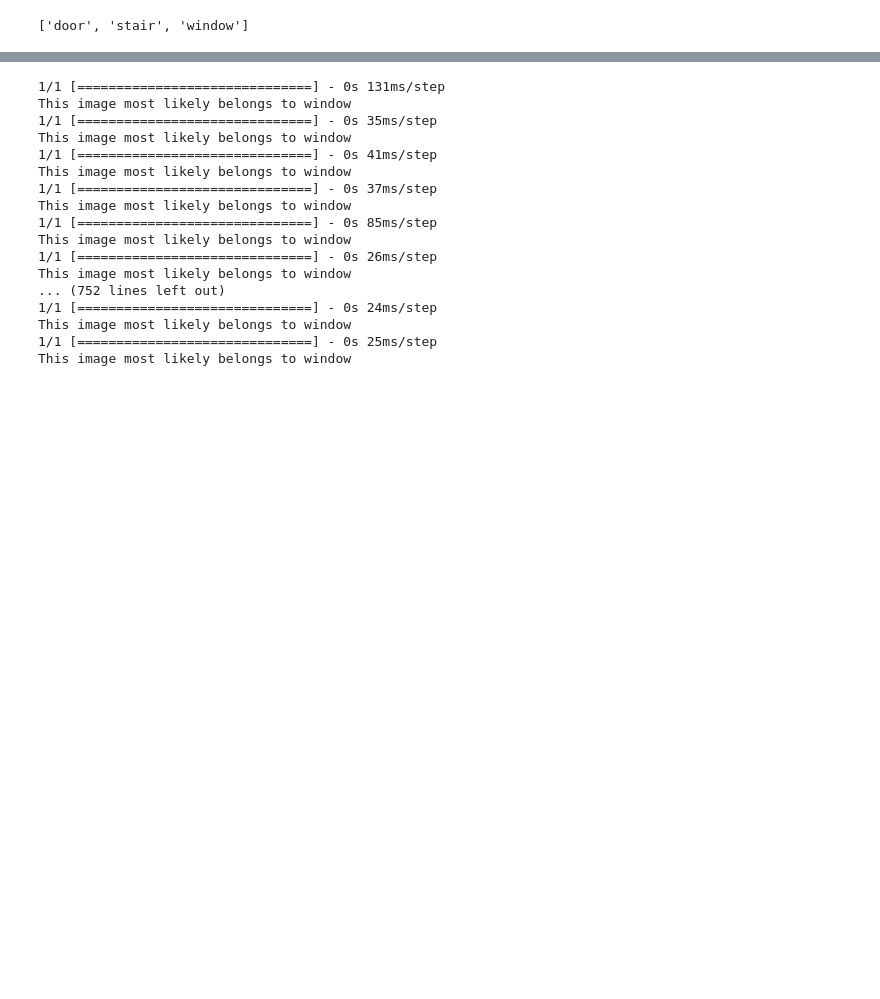
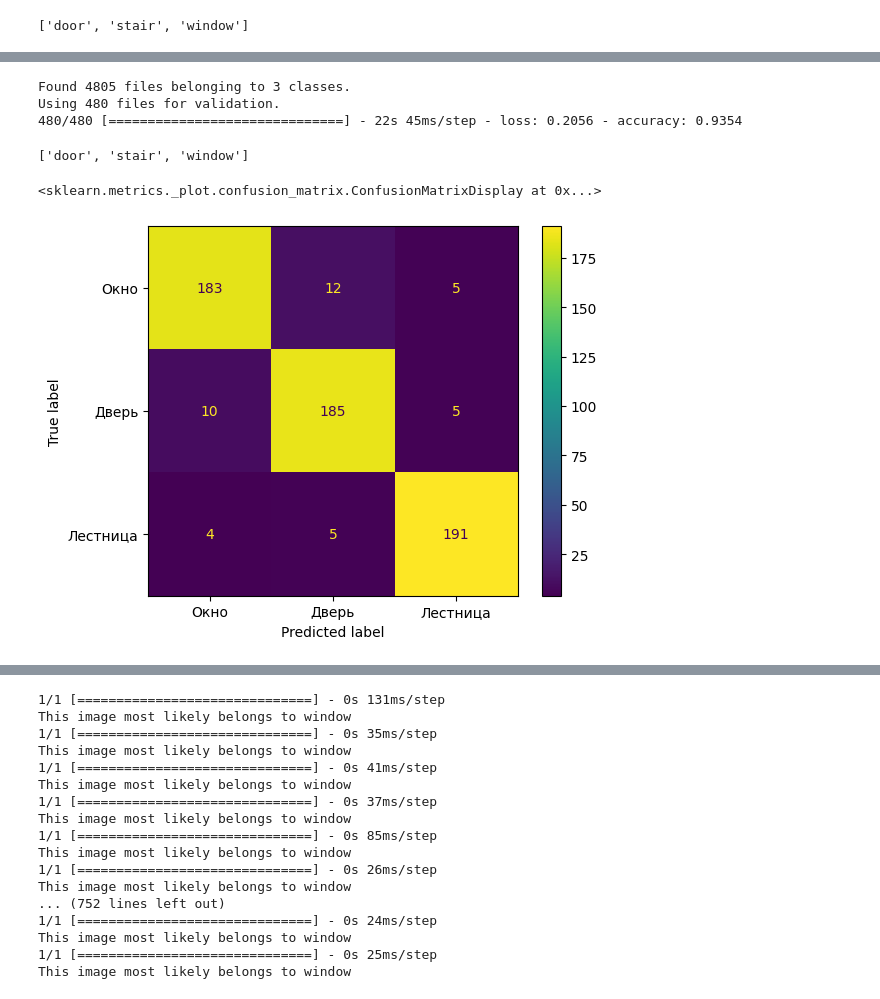
Before and after one commit to s4kh4rov/BMIL, a Jupyter notebook: magdiplom.ipynb, the cells around one changed output, grey strips where cells are left out. Saved outputs shown, nothing was run; the diff lists cells and outputs as text; code cells hidden in the pictures; blank space fills up the shorter version.

```diff
--- a/magdiplom.ipynb
+++ b/magdiplom.ipynb
@@ -391,0 +570,38 @@ model.save('/content/drive/MyDrive/diplom/modelWDSGrayscale2.keras')
+# %%
+DATADIR = '/content/drive/MyDrive/diplom/preprocTest/laplac_ksize5/'
+test_ds = tf.keras.utils.image_dataset_from_directory(
+  DATADIR,
+  validation_split=0.1,
+  subset="validation",
+  color_mode='grayscale',
+  seed=123,
+  image_size=(64, 64),
+  batch_size=1)
+
+model = tf.keras.models.load_model('/content/drive/MyDrive/diplom/preprocTestModels/laplac_ksize5/model_lap_ksize5.keras')
+result_test = model.evaluate(test_ds)
+# %% [output]
+Found 4805 files belonging to 3 classes.
+Using 480 files for validation.
+480/480 [==============================] - 22s 45ms/step - loss: 0.2056 - accuracy: 0.9354
+# %%
+class_names = test_ds.class_names
+class_names
+# %% [output]
+['door', 'stair', 'window']
+# %%
+from sklearn.metrics import confusion_matrix, ConfusionMatrixDisplay, roc_curve, auc, precision_recall_curve
+# y_true = np.concatenate([y for x, y in test_ds], axis=0)
+# y_pred = np.concatenate([np.argmax(model.predict(x), axis=1) for x, y in test_ds], axis=0)
+
+cm = np.array([[183, 12, 5],
+               [10, 185, 5],
+               [4, 5, 191]])
+# cm = confusion_matrix(y_true, y_pred)
+disp = ConfusionMatrixDisplay(confusion_matrix=cm, display_labels=['Окно', 'Дверь', 'Лестница'])
+disp.plot()
+# plt.title('Confusion Matrix')
+# plt.show()
+# %% [output]
+<sklearn.metrics._plot.confusion_matrix.ConfusionMatrixDisplay at 0x...>
+[figure, added]
```
Also changed, not shown: parts of 23 cells of this notebook.
